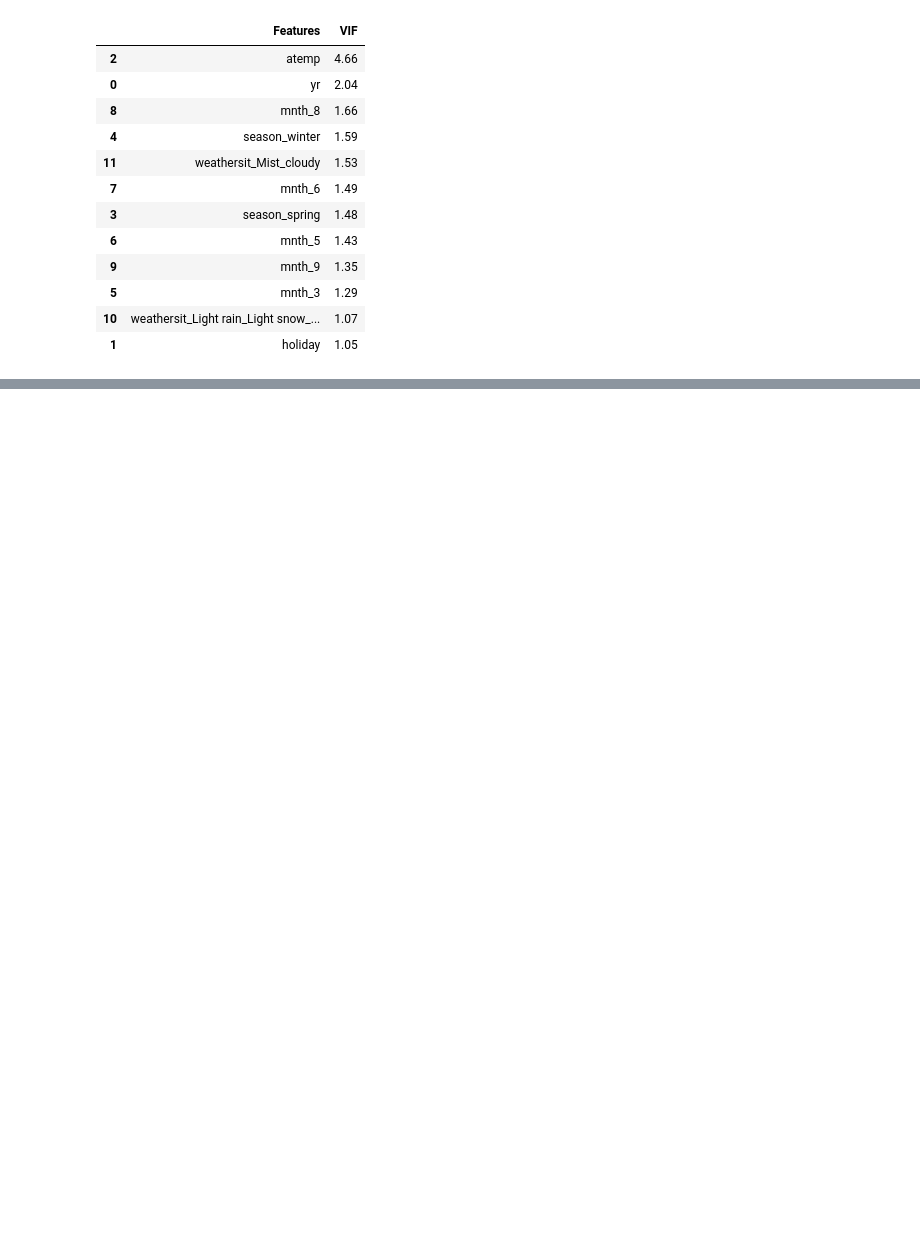
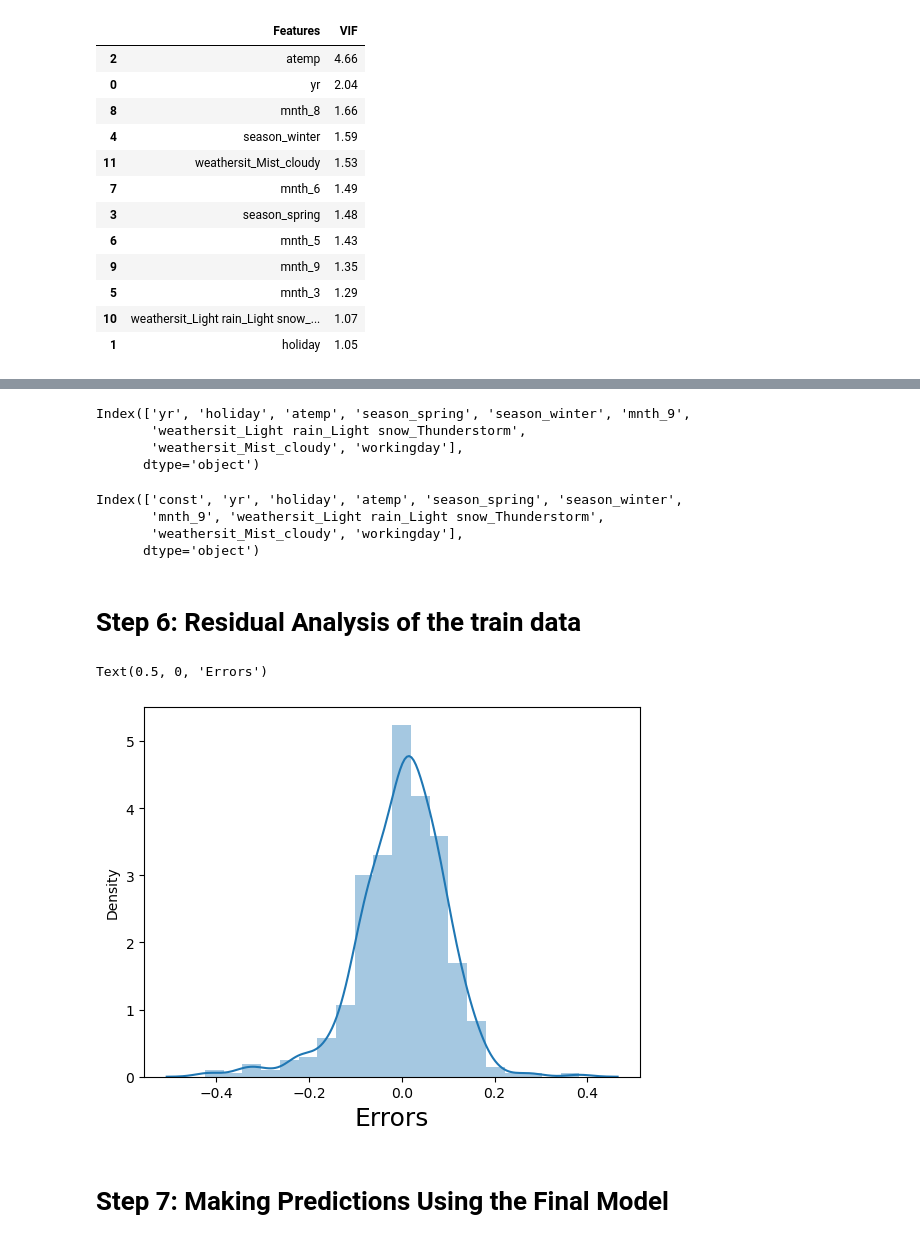
Before and after one commit to DhruvDA/Bike_assignment_lm, a Jupyter notebook: Assignment.ipynb, the cells around one changed output, grey strips where cells are left out. Cells and saved outputs as stored; diff of their text form; code cells hidden in the pictures; blank space fills up the shorter version.

```diff
--- a/Assignment.ipynb
+++ b/Assignment.ipynb
@@ -716,0 +976,11 @@ vif
+# %%
+X_train_new = X_train_new.drop(['mnth_3'], axis = 1)
+
+# Adding a constant variable
+import statsmodels.api as sm
+X_train_lm = sm.add_constant(X_train_new)
+
+lm_9 = sm.OLS(y_train,X_train_lm).fit()   # Running the linear model
+
+#Let's see the summary of our linear model
+print(lm_9.summary())
@@ -716,0 +1031,11 @@ vif
+# %%
+X_train_new = X_train_new.drop(['season_summer'], axis = 1)
+
+# Adding a constant variable
+import statsmodels.api as sm
+X_train_lm = sm.add_constant(X_train_new)
+
+lm_10 = sm.OLS(y_train,X_train_lm).fit()   # Running the linear model
+
+#Let's see the summary of our linear model
+print(lm_10.summary())
@@ -716,0 +1085,11 @@ vif
+# %%
+X_train_new = X_train_new.drop(['mnth_8'], axis = 1)
+
+# Adding a constant variable
+import statsmodels.api as sm
+X_train_lm = sm.add_constant(X_train_new)
+
+lm_11 = sm.OLS(y_train,X_train_lm).fit()   # Running the linear model
+
+#Let's see the summary of our linear model
+print(lm_11.summary())
@@ -716,0 +1136,28 @@ vif
+# %%
+X_train_new.columns
+# %% [output]
+Index(['yr', 'holiday', 'atemp', 'season_spring', 'season_winter', 'mnth_9',
+       'weathersit_Light rain_Light snow_Thunderstorm',
+       'weathersit_Mist_cloudy', 'workingday'],
+      dtype='object')
+# %%
+X_train_lm.columns
+# %% [output]
+Index(['const', 'yr', 'holiday', 'atemp', 'season_spring', 'season_winter',
+       'mnth_9', 'weathersit_Light rain_Light snow_Thunderstorm',
+       'weathersit_Mist_cloudy', 'workingday'],
+      dtype='object')
+# %% [markdown]
+# Step 6: Residual Analysis of the train data
+# %%
+y_train_cnt = lm_11.predict(X_train_lm)
+# %%
+# Plot the histogram of the error terms
+
+sns.distplot((y_train - y_train_cnt), bins = 20)                  # Plot heading
+plt.xlabel('Errors', fontsize = 18)
+# %% [output]
+Text(0.5, 0, 'Errors')
+[figure, added]
+# %% [markdown]
+# Step 7: Making Predictions Using the Final Model
```
Also changed, not shown: parts of 66 cells of this notebook.
